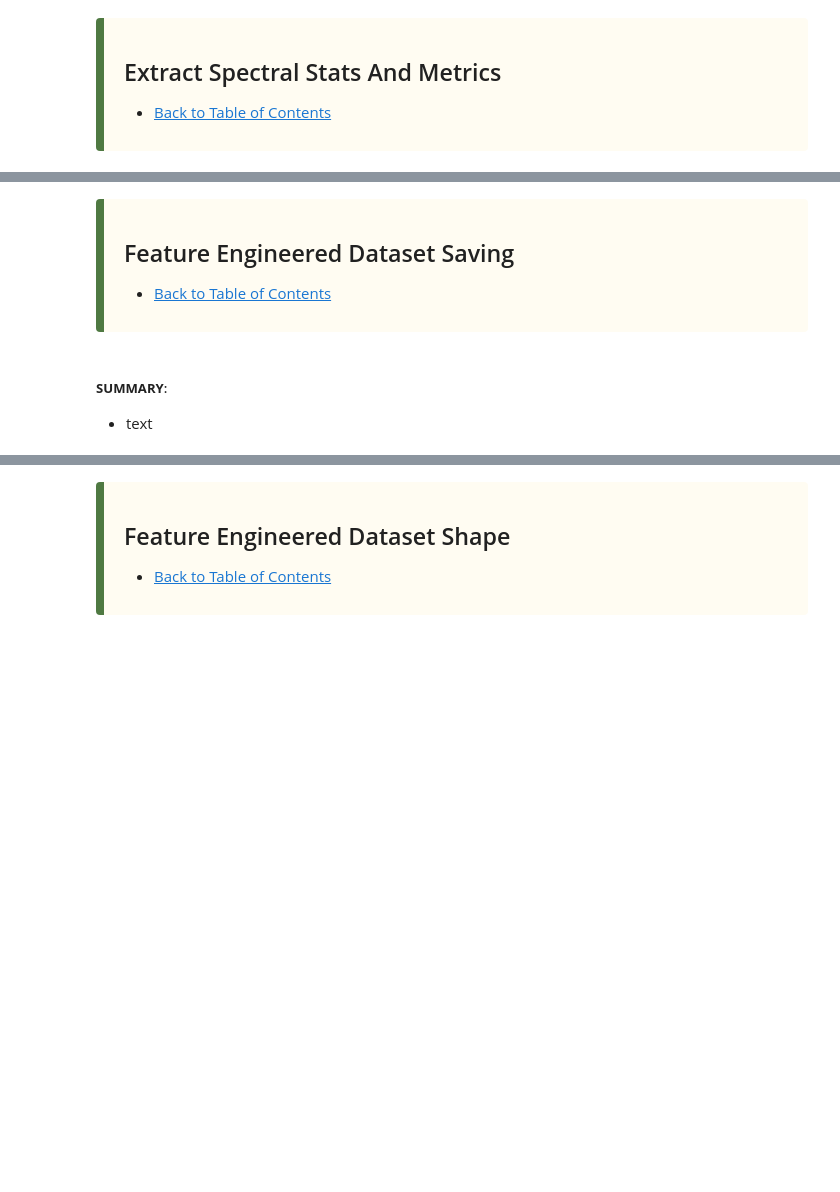
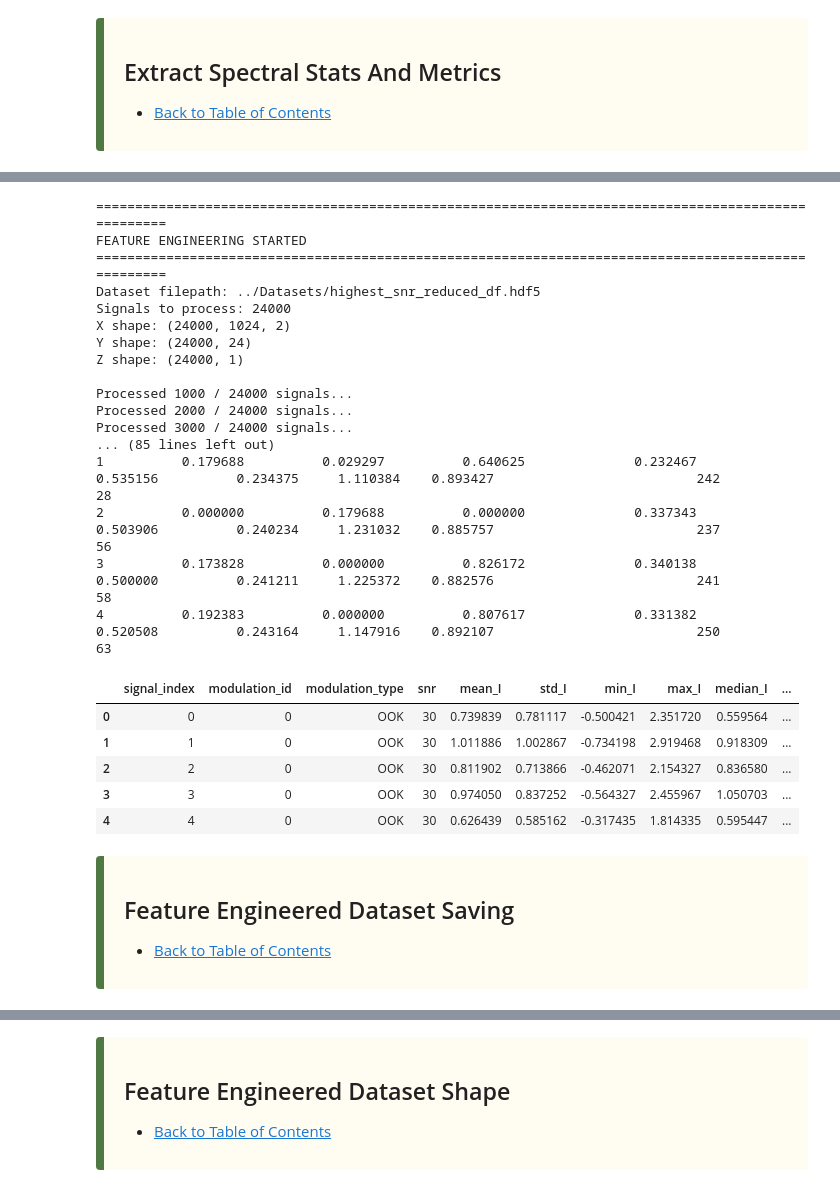
Before and after one commit to Jared-Wood135/EthicalHacking-AI-and-RadioFrequencies, a Jupyter notebook: Code/highest_snr_feature_engineering.ipynb, the cells around one changed output, grey strips where cells are left out. Cells and saved outputs as stored; diff of their text form; code cells hidden in the pictures; blank space fills up the shorter version.

```diff
--- a/Code/highest_snr_feature_engineering.ipynb
+++ b/Code/highest_snr_feature_engineering.ipynb
@@ -72,0 +82,12 @@ import highest_snr_feature_engineering as fe
+# %%
+# Helper functions to help take function output and show what is happening
+import numpy as np
+import pandas as pd
+import h5py
+
+# Primary functions for this file
+import highest_snr_feature_engineering as fe
+
+# Pandas configurations
+pd.set_option("display.max_columns", None)
+pd.set_option("display.width", 200)
@@ -72,0 +113,18 @@ import highest_snr_feature_engineering as fe
+# %%
+# Simply just loads a signal and prints the details
+SAMPLE_INDEX = 0
+MAX_SIGNALS = None
+
+with h5py.File(fe.HIGHEST_SNR_REDUCED_DF, "r") as f:
+    sample_signal = f["X"][SAMPLE_INDEX]
+    sample_label = f["Y"][SAMPLE_INDEX]
+    sample_snr = f["Z"][SAMPLE_INDEX][0]
+
+sample_mod_id = int(np.argmax(sample_label))
+sample_mod_type = fe.MOD_TYPE_MAPPING[sample_mod_id]
+
+print("Sample index:", SAMPLE_INDEX)
+print("Sample signal shape:", sample_signal.shape)
+print("Sample modulation ID:", sample_mod_id)
+print("Sample modulation type:", sample_mod_type)
+print("Sample SNR:", sample_snr)
@@ -209,3 +544,37 @@ import highest_snr_feature_engineering as fe
+# %%
+# Create the full feature engineered dataset
+df_features = fe.create_feature_engineered_dataset(
+    hdf5_data_filepath=fe.HIGHEST_SNR_REDUCED_DF,
+    mod_type_mapping=fe.MOD_TYPE_MAPPING,
+    max_signals=MAX_SIGNALS,
+    print_progress=True
+)
+
+display(df_features.head())
+# %% [output]
+====================================================================================================
+FEATURE ENGINEERING STARTED
+====================================================================================================
+Dataset filepath: ../Datasets/highest_snr_reduced_df.hdf5
+Signals to process: 24000
+X shape: (24000, 1024, 2)
+Y shape: (24000, 24)
+Z shape: (24000, 1)
+
+Processed 1000 / 24000 signals...
+Processed 2000 / 24000 signals...
+Processed 3000 / 24000 signals...
+... (85 lines left out)
+1          0.179688          0.029297          0.640625              0.232467           0.535156          0.234375     1.110384    0.893427                          242                          28
+2          0.000000          0.179688          0.000000              0.337343           0.503906          0.240234     1.231032    0.885757                          237                          56
+3          0.173828          0.000000          0.826172              0.340138           0.500000          0.241211     1.225372    0.882576                          241                          58
+4          0.192383          0.000000          0.807617              0.331382           0.520508          0.243164     1.147916    0.892107                          250                          63
+|  | signal_index | modulation_id | modulation_type | snr | mean_I | std_I | min_I | max_I | median_I | ... |
+| 0 | 0 | 0 | OOK | 30 | 0.739839 | 0.781117 | -0.500421 | 2.351720 | 0.559564 | ... |
+| 1 | 1 | 0 | OOK | 30 | 1.011886 | 1.002867 | -0.734198 | 2.919468 | 0.918309 | ... |
+| 2 | 2 | 0 | OOK | 30 | 0.811902 | 0.713866 | -0.462071 | 2.154327 | 0.836580 | ... |
+| 3 | 3 | 0 | OOK | 30 | 0.974050 | 0.837252 | -0.564327 | 2.455967 | 1.050703 | ... |
+| 4 | 4 | 0 | OOK | 30 | 0.626439 | 0.585162 | -0.317435 | 1.814335 | 0.595447 | ... |
 # %% [markdown]
 <div style="
     padding: 15px 20px;
@@ -220,6 +589,3 @@ import highest_snr_feature_engineering as fe
 - [Back to Table of Contents](#table-of-contents)
 
 </div>
-# %% [markdown]
-##### **SUMMARY**:
-- text
```
Also changed, not shown: parts of 39 cells of this notebook, 1 other file.
